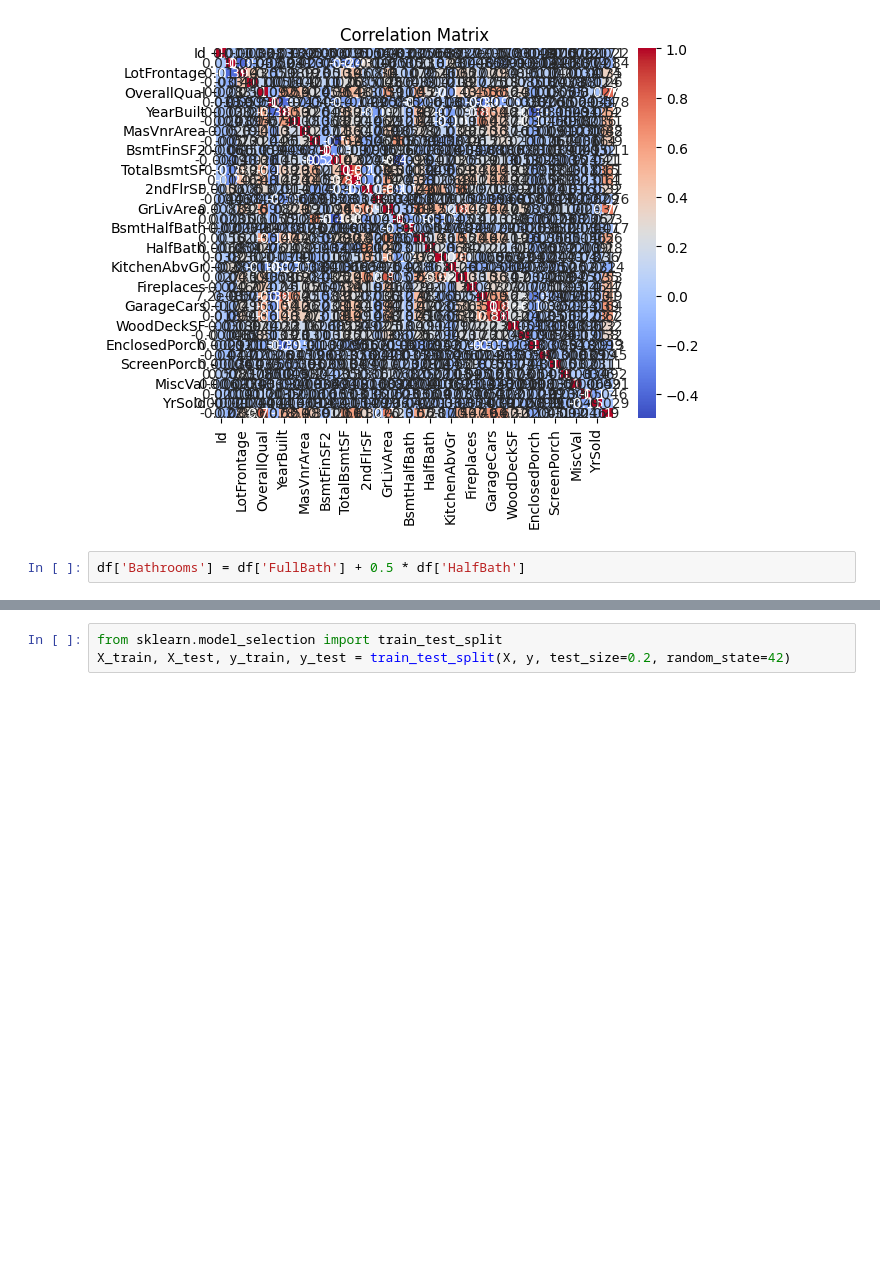
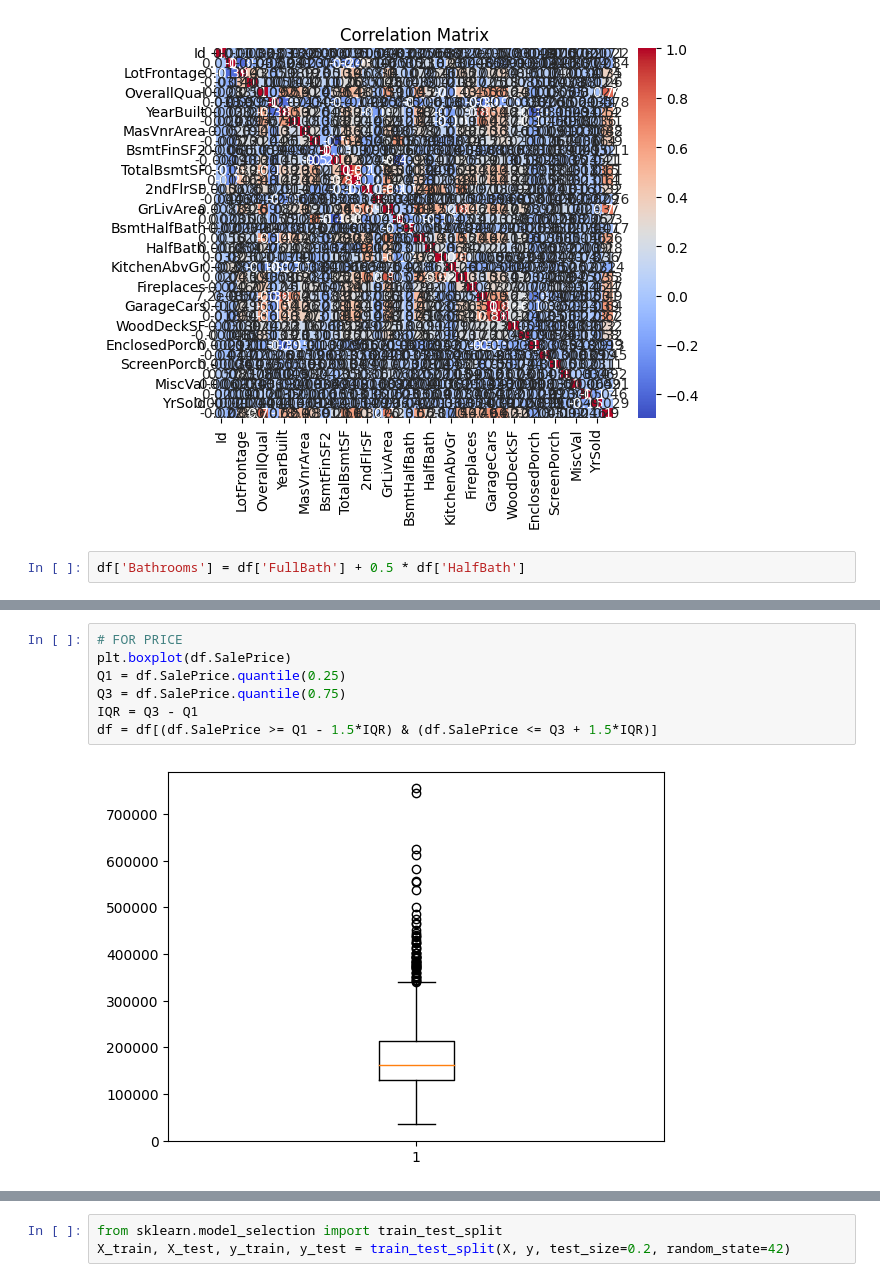
Before and after one commit to madhurima-564/Prodigy_Infotech_ML, a Jupyter notebook: PRODIGY_ML_01.ipynb, the cells around one changed output, grey strips where cells are left out. Drawn from its saved outputs; the diff is of its cells as text; blank space fills up the shorter version.

```diff
--- a/PRODIGY_ML_01.ipynb
+++ b/PRODIGY_ML_01.ipynb
@@ -74,0 +100,9 @@ df['Bathrooms'] = df['FullBath'] + 0.5 * df['HalfBath']
+# %%
+# FOR PRICE
+plt.boxplot(df.SalePrice)
+Q1 = df.SalePrice.quantile(0.25)
+Q3 = df.SalePrice.quantile(0.75)
+IQR = Q3 - Q1
+df = df[(df.SalePrice >= Q1 - 1.5*IQR) & (df.SalePrice <= Q3 + 1.5*IQR)]
+# %% [output]
+[figure, added]
```
Also changed, not shown: parts of 16 cells of this notebook.
